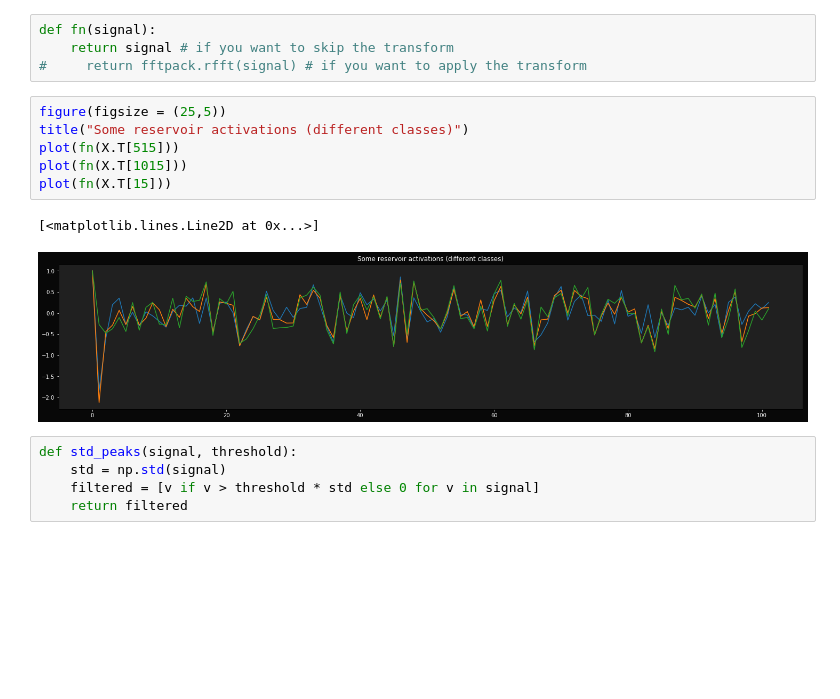
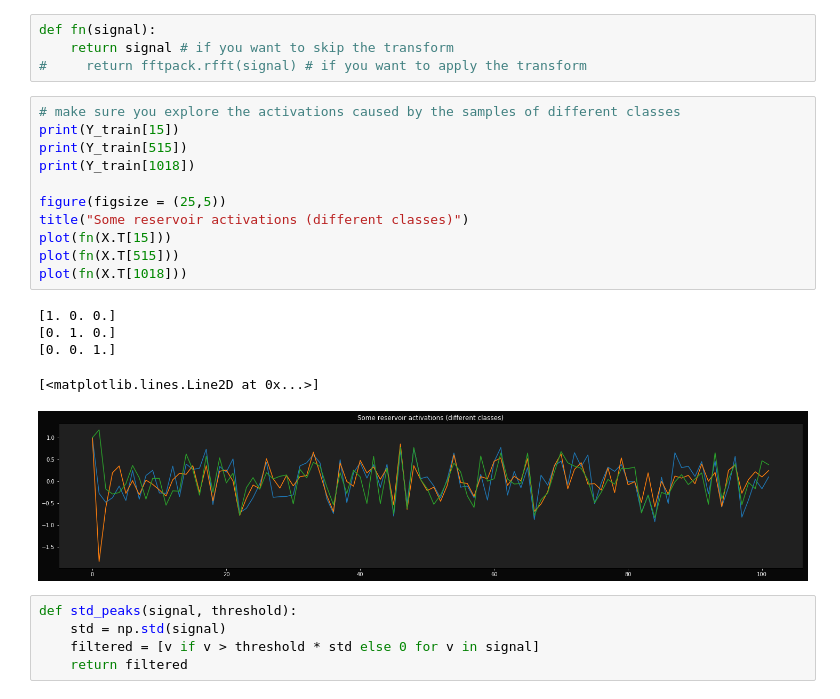
Before and after one commit to mizvol/miniESN, a Jupyter notebook: Adaptation.ipynb, the cells around one changed output. Cells and saved outputs as stored; diff of their text form; blank space fills up the shorter version.

Commit message:
Make sure we compare different samples

```diff
--- a/Adaptation.ipynb
+++ b/Adaptation.ipynb
@@ -180,14 +180,22 @@ def fn(signal):
     return signal # if you want to skip the transform
 #     return fftpack.rfft(signal) # if you want to apply the transform
 # %%
+# make sure you explore the activations caused by the samples of different classes
+print(Y_train[15])
+print(Y_train[515])
+print(Y_train[1018])
+
 figure(figsize = (25,5))
 title("Some reservoir activations (different classes)")
+plot(fn(X.T[15]))
 plot(fn(X.T[515]))
-plot(fn(X.T[1015]))
-plot(fn(X.T[15]))
+plot(fn(X.T[1018]))
 # %% [output]
-[<matplotlib.lines.Line2D at 0x...>]
+[1. 0. 0.]
+[0. 1. 0.]
+[0. 0. 1.]
+[<matplotlib.lines.Line2D at 0x...>]
-[figure, old version]
+[figure, new version]
 # %%
 def std_peaks(signal, threshold):
     std = np.std(signal)
```
Also changed, not shown: 1 other file.
